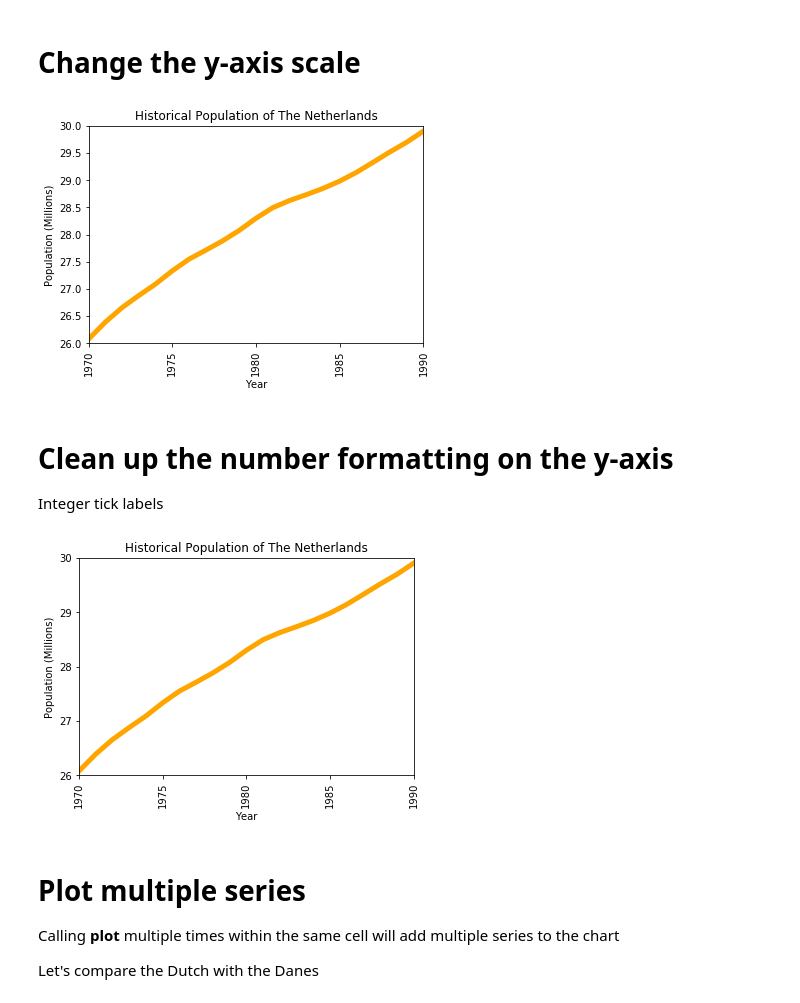
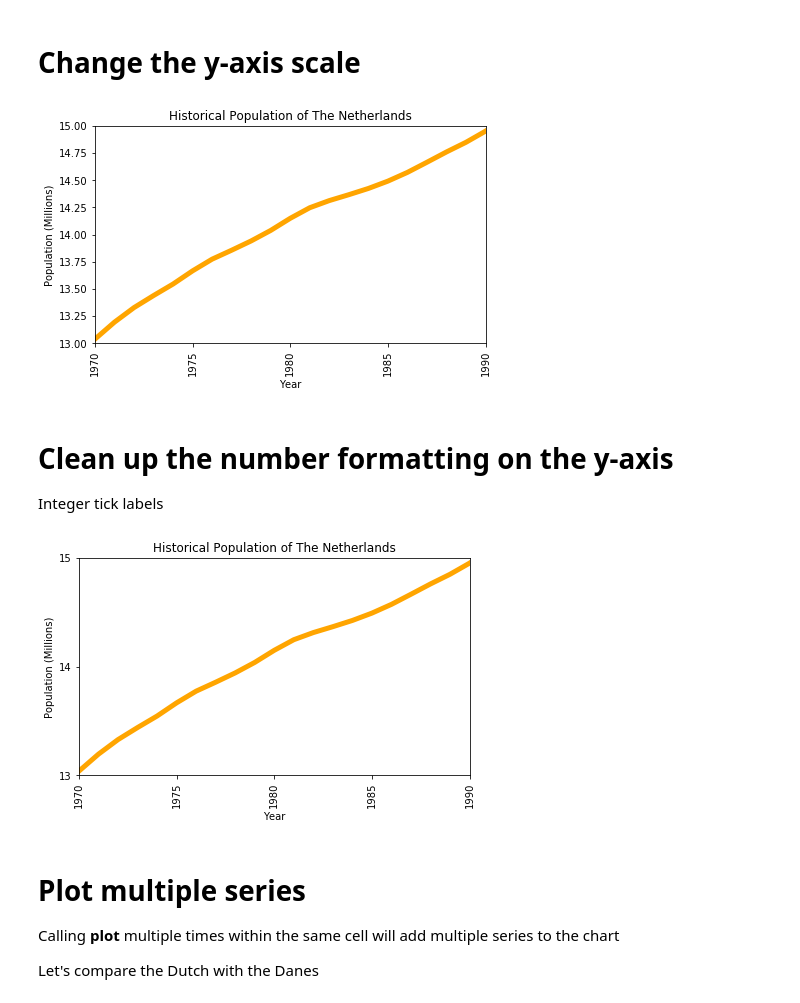
Before and after one commit to LUMC/python-course, a Jupyter notebook: visualization/DataVisualization1.ipynb, the cells around one changed output. Drawn from its saved outputs; the diff is of its cells as text; code cells hidden in the pictures.

```diff
--- a/visualization/DataVisualization1.ipynb
+++ b/visualization/DataVisualization1.ipynb
@@ -196,16 +190,16 @@ xlim(1970, 1990);
 # %%
 plot(populations["Year"], populations["Netherlands"],
      linewidth=5, color="orange")
 
 title("Historical Population of The Netherlands")
 xlabel("Year")
 ylabel("Population (Millions)")
 xticks(range(1950, 2016, 5), rotation=90)
 xlim(1970, 1990)
 
-ylim(26,30);
+ylim(13,15);
 # %% [output]
-[figure, old version]
+[figure, new version]
 # %% [markdown]
 # Clean up the number formatting on the y-axis
 
@@ -219,11 +213,11 @@ xlabel("Year")
 ylabel("Population (Millions)")
 xticks(range(1950, 2016, 5), rotation=90)
 xlim(1970, 1990)
-ylim(26,30)
+ylim(13,15)
 
-yticks(range(26,31));
+yticks(range(13,16));
 # %% [output]
-[figure, old version]
+[figure, new version]
 # %% [markdown]
 # Plot multiple series
 
```
Also changed, not shown: parts of 25 cells of this notebook.
